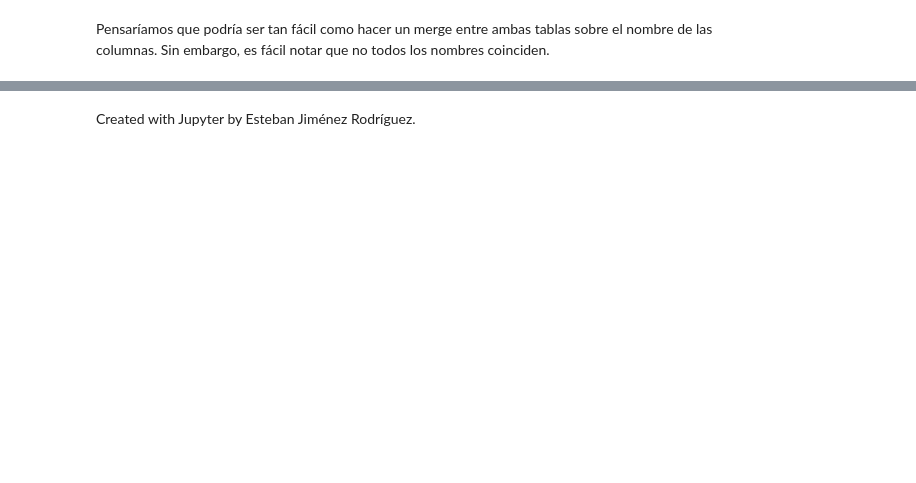
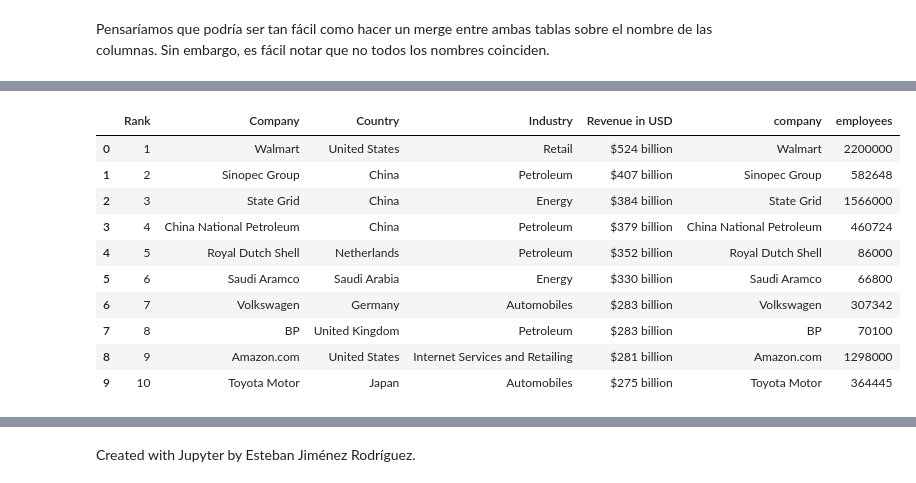
Before and after one commit to esjimenezro/prope_programacion_2021, a Jupyter notebook: Semana4/Clase8_DiversasFuentesDatos.ipynb, the cells around one changed output, grey strips where cells are left out. Cells and saved outputs as stored; diff of their text form; code cells hidden in the pictures; blank space fills up the shorter version.

```diff
--- a/Semana4/Clase8_DiversasFuentesDatos.ipynb
+++ b/Semana4/Clase8_DiversasFuentesDatos.ipynb
@@ -90,7 +239,7 @@ other_data = [
     },
     {"name": "Berkshire Hathaway Inc.",
      "employees": 360000,
-     "founded": 1839
+     "year founded": 1839
     },
     {"name": "BP plc",
      "employees": 70100,
@@ -114,7 +263,7 @@ other_data = [
     },
     {"name": "Apple Inc.",
      "employees": 147000,
-     "founded": 1976
+     "year founded": 1976
     },
     {"name": "Volkswagen AG",
      "employees": 307342,
@@ -125,3 +274,5 @@ other_data = [
      "year founded": 1994
     }
 ]
+# %%
+employees_info = pd.DataFrame(other_data)
@@ -132,2 +311,15 @@ Pensaríamos que podría ser tan fácil como hacer un merge entre ambas tablas s
+# %%
+# Diccionario de mapeo entre nombres
+name_map = {"Walmart": "Walmart",
+            "China Petrochemical Corporation": "Sinopec Group",
+            "State Grid Corporation of China": "State Grid",
+            "China National Petroleum Corporation": "China National Petroleum",
+            "Royal Dutch Shell": "Royal Dutch Shell",
+            "Saudi Aramco": "Saudi Aramco",
+            "Volkswagen AG": "Volkswagen",
+            "BP plc": "BP",
+            "Amazon.com, Inc.": "Amazon.com",
+            "Toyota Motor Corporation": "Toyota Motor"
+           }
 # %%
 # Hacer un map de los nombres en el dataframe inicial
@@ -139,0 +342,19 @@ Pensaríamos que podría ser tan fácil como hacer un merge entre ambas tablas s
+# %%
+# Hacer el merge
+fortune500_with_employees = fortune500.merge(right=employees_info[["company", "employees"]],
+                                             left_on="Company",
+                                             right_on="company",
+                                             how="left")
+fortune500_with_employees
+# %% [output]
+|  | Rank | Company | Country | Industry | Revenue in USD | company | employees |
+| 0 | 1 | Walmart | United States | Retail | $524 billion | Walmart | 2200000 |
+| 1 | 2 | Sinopec Group | China | Petroleum | $407 billion | Sinopec Group | 582648 |
+| 2 | 3 | State Grid | China | Energy | $384 billion | State Grid | 1566000 |
+| 3 | 4 | China National Petroleum | China | Petroleum | $379 billion | China National Petroleum | 460724 |
+| 4 | 5 | Royal Dutch Shell | Netherlands | Petroleum | $352 billion | Royal Dutch Shell | 86000 |
+| 5 | 6 | Saudi Aramco | Saudi Arabia | Energy | $330 billion | Saudi Aramco | 66800 |
+| 6 | 7 | Volkswagen | Germany | Automobiles | $283 billion | Volkswagen | 307342 |
+| 7 | 8 | BP | United Kingdom | Petroleum | $283 billion | BP | 70100 |
+| 8 | 9 | Amazon.com | United States | Internet Services and Retailing | $281 billion | Amazon.com | 1298000 |
+| 9 | 10 | Toyota Motor | Japan | Automobiles | $275 billion | Toyota Motor | 364445 |
```
Also changed, not shown: parts of 34 cells of this notebook, 1 other file.
